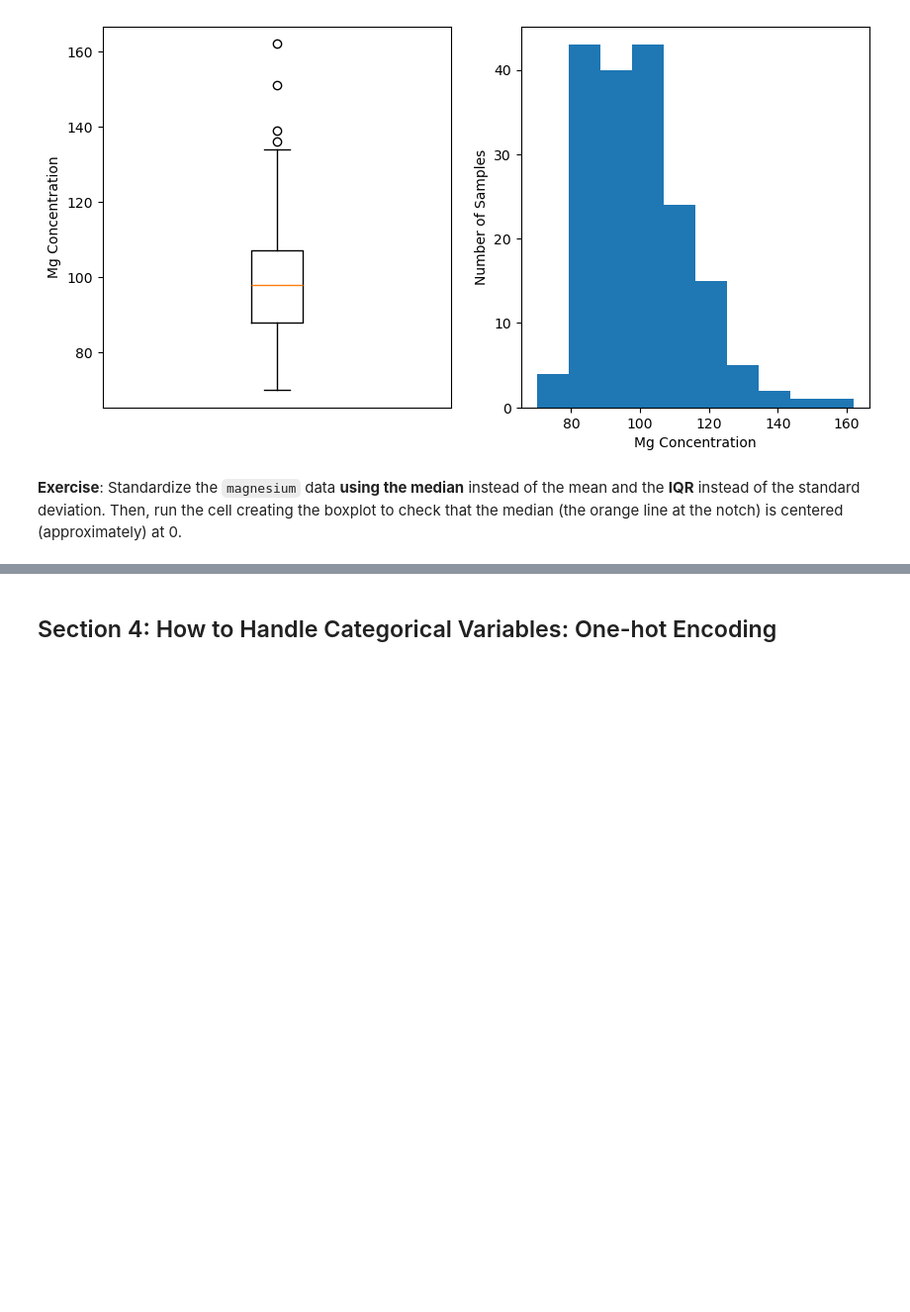
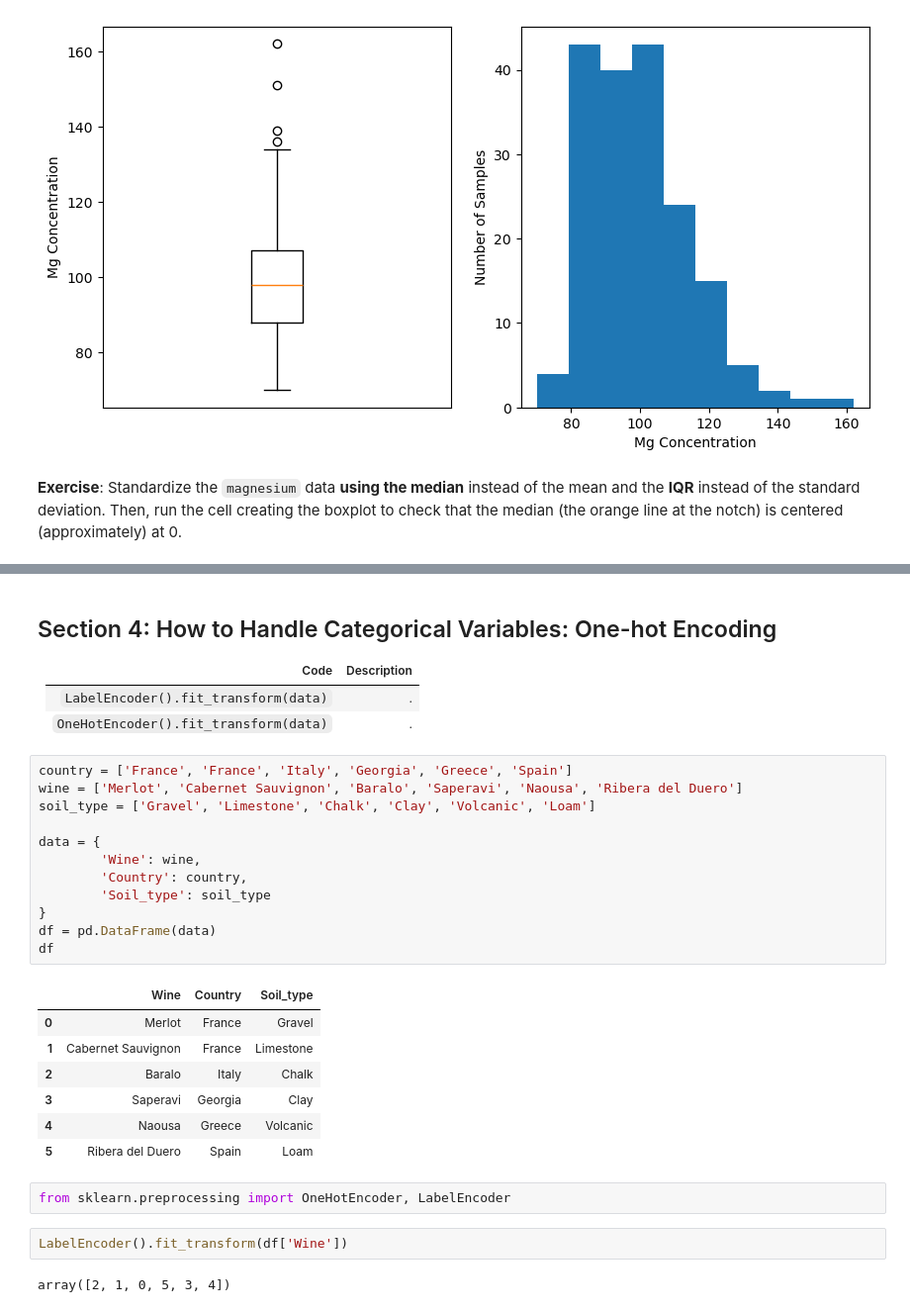
Before and after one commit to atleer/intro-to-deep-learning-dev, a Jupyter notebook: Day02/07_data_standardization/07_data_standardization.ipynb, the cells around one changed output, grey strips where cells are left out. Shown at 99% size. Cells and saved outputs as stored; diff of their text form; blank space fills up the shorter version.

```diff
--- a/Day02/07_data_standardization/07_data_standardization.ipynb
+++ b/Day02/07_data_standardization/07_data_standardization.ipynb
@@ -544,2 +401,33 @@ Text(0, 0.5, 'Mg Concentration')
 # %% [markdown]
 ## Section 4: How to Handle Categorical Variables: One-hot Encoding
+
+| Code | Description |
+| :-- | :-- |
+| `LabelEncoder().fit_transform(data)` | . |
+| `OneHotEncoder().fit_transform(data)` | . |
+# %%
+country = ['France', 'France', 'Italy', 'Georgia', 'Greece', 'Spain']
+wine = ['Merlot', 'Cabernet Sauvignon', 'Baralo', 'Saperavi', 'Naousa', 'Ribera del Duero']
+soil_type = ['Gravel', 'Limestone', 'Chalk', 'Clay', 'Volcanic', 'Loam']
+
+data = {
+        'Wine': wine,
+        'Country': country,
+        'Soil_type': soil_type
+}
+df = pd.DataFrame(data)
+df
+# %% [output]
+|  | Wine | Country | Soil_type |
+| 0 | Merlot | France | Gravel |
+| 1 | Cabernet Sauvignon | France | Limestone |
+| 2 | Baralo | Italy | Chalk |
+| 3 | Saperavi | Georgia | Clay |
+| 4 | Naousa | Greece | Volcanic |
+| 5 | Ribera del Duero | Spain | Loam |
+# %%
+from sklearn.preprocessing import OneHotEncoder, LabelEncoder
+# %%
+LabelEncoder().fit_transform(df['Wine'])
+# %% [output]
+array([2, 1, 0, 5, 3, 4])
```
Also changed, not shown: parts of 54 cells of this notebook.
